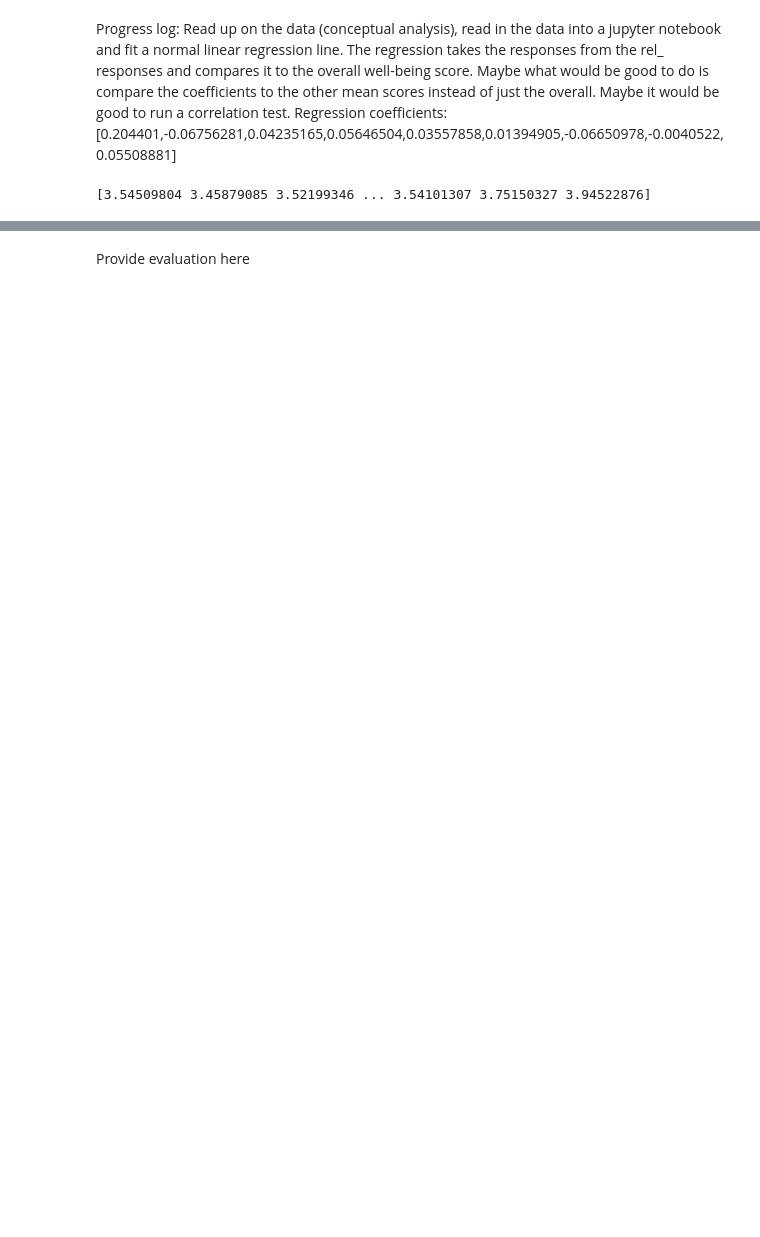
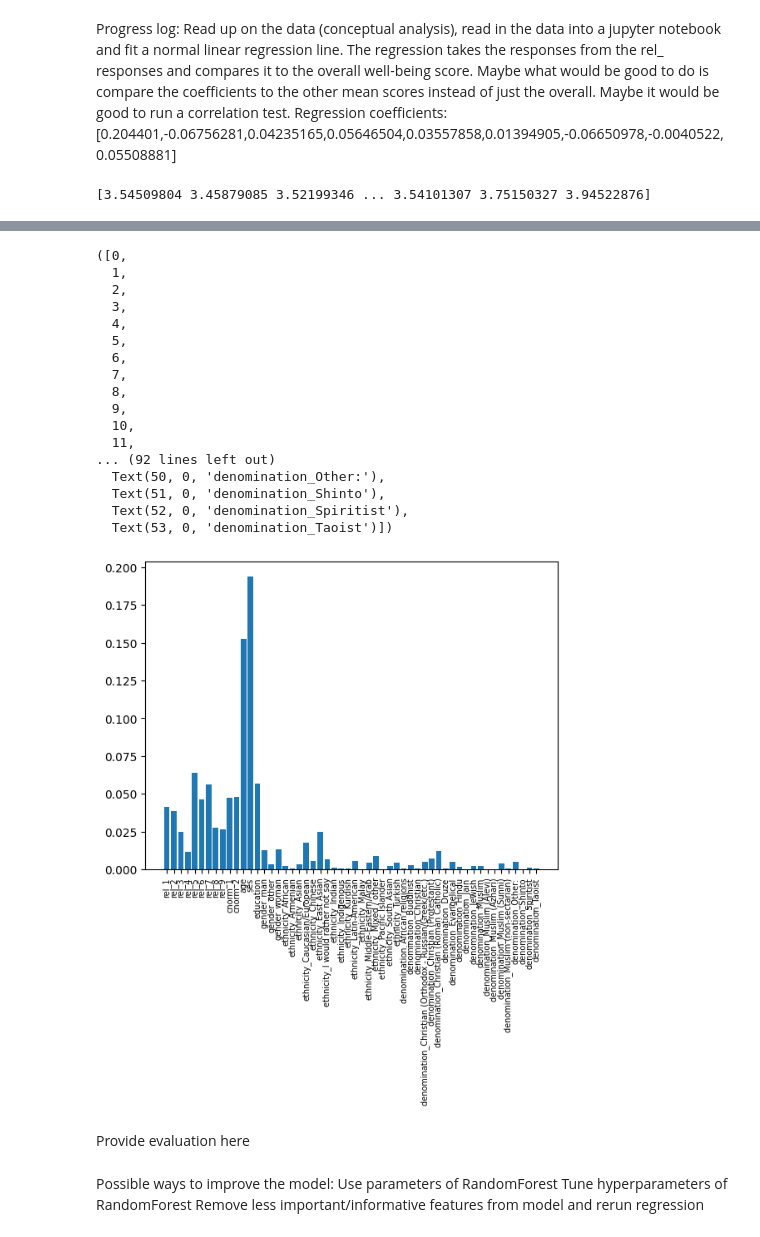
Before and after one commit to Chinenye-cloud/BDS_Hackaton, a Jupyter notebook: Hackathon.ipynb, the cells around one changed output, grey strips where cells are left out. Saved outputs shown, nothing was run; the diff lists cells and outputs as text; code cells hidden in the pictures; blank space fills up the shorter version.

```diff
--- a/Hackathon.ipynb
+++ b/Hackathon.ipynb
@@ -53,3 +34,13 @@ y_pred = rf_model.predict(x_train)
+# %%
+#Create random forest model and fit to training data
+rf_model = RandomForestRegressor(bootstrap=True)
+
+rf_model.fit(x_train, y_train)
+
+rf_model.feature_importances_
+
+#Use to predict training data
+y_pred = rf_model.predict(x_train)
 # %%
 print(rf_model.predict(x_train))
 # %% [output]
@@ -123,2 +101,30 @@ plt.show()
+# %%
+varnames = list(x_train.columns)
+plt.bar(varnames, rf_model.feature_importances_)
+plt.xticks(fontsize = 7, rotation = 90)
+# %% [output]
+([0,
+  1,
+  2,
+  3,
+  4,
+  5,
+  6,
+  7,
+  8,
+  9,
+  10,
+  11,
+... (92 lines left out)
+  Text(50, 0, 'denomination_Other:'),
+  Text(51, 0, 'denomination_Shinto'),
+  Text(52, 0, 'denomination_Spiritist'),
+  Text(53, 0, 'denomination_Taoist')])
+[figure, added]
 # %% [markdown]
 Provide evaluation here
+# %% [markdown]
+Possible ways to improve the model:
+Use parameters of RandomForest
+Tune hyperparameters of RandomForest
+Remove less important/informative features from model and rerun regression
```
Also changed, not shown: parts of 10 cells of this notebook.
